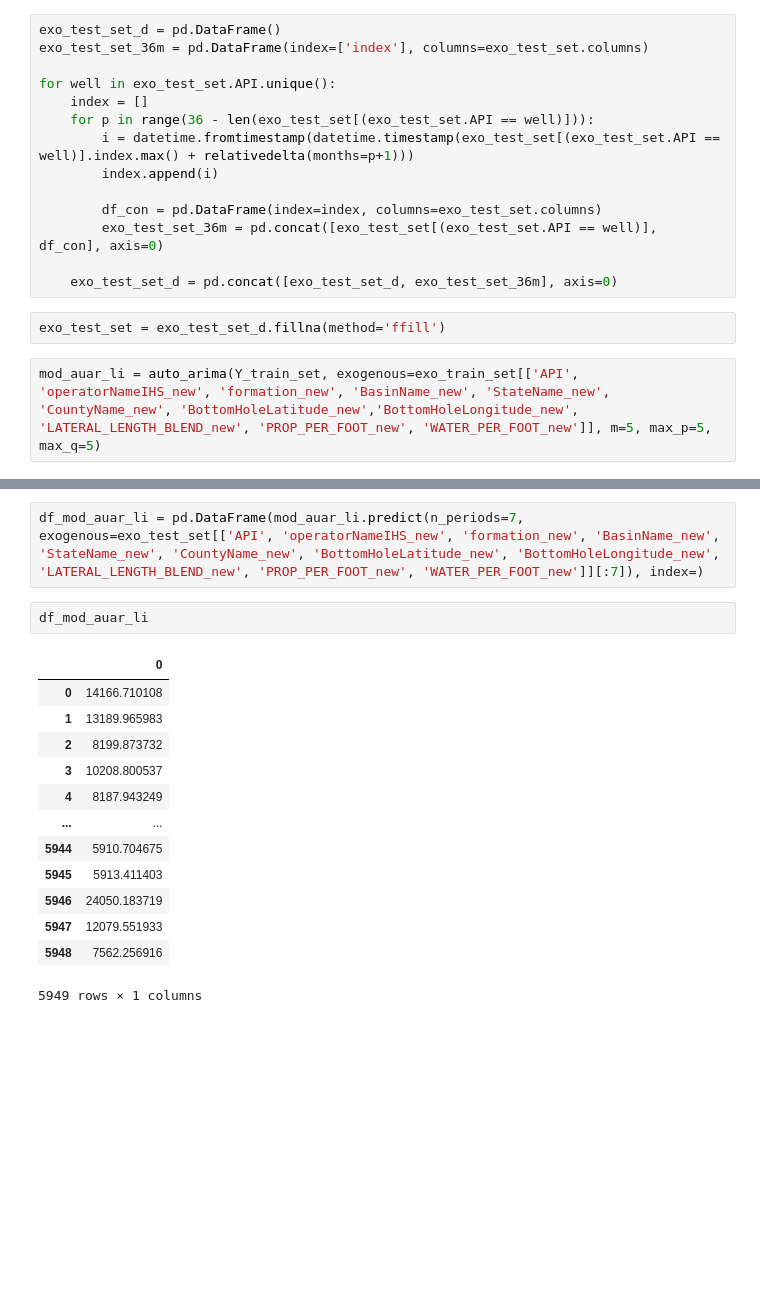
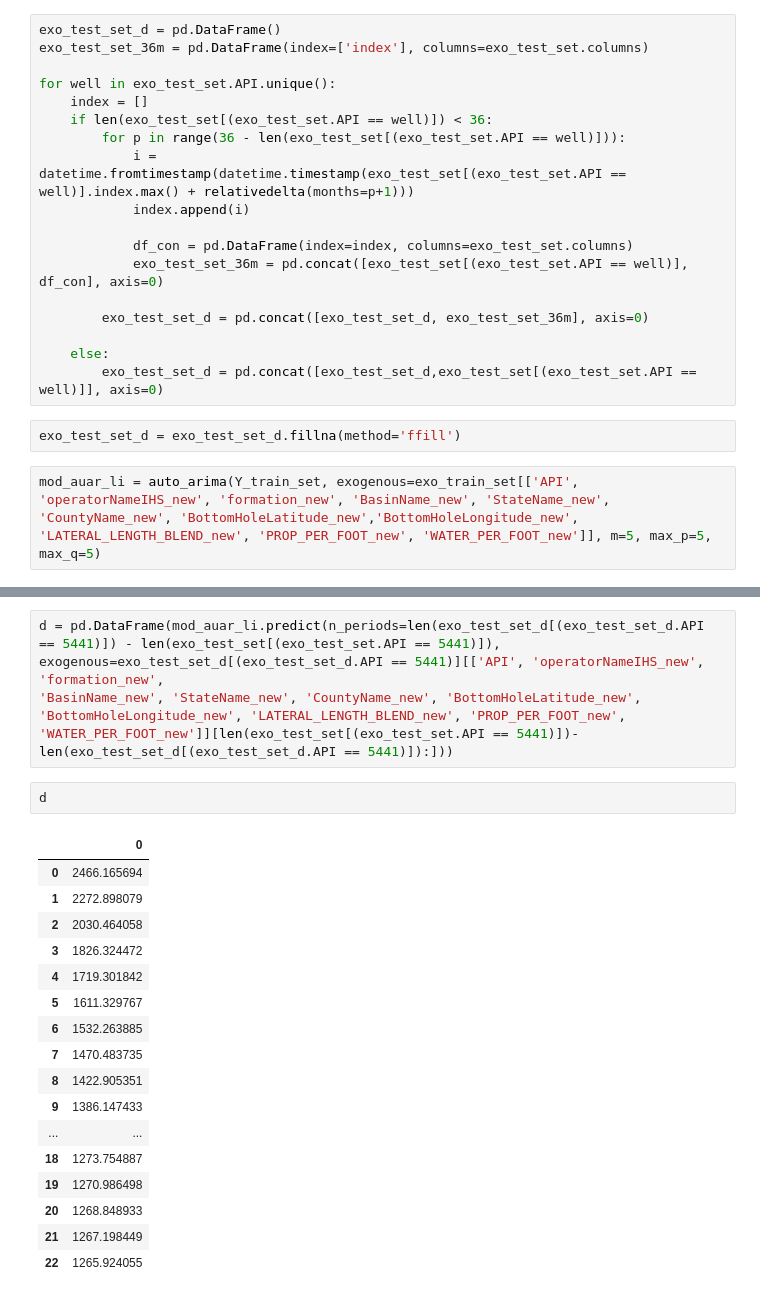
Before and after one commit to Dnbg1982/Oil-Gas-Projects, a Jupyter notebook: Reservoir Engineering/Notebooks/Oil_produc_forecasting.ipynb, the cells around one changed output, grey strips where cells are left out. Saved outputs shown, nothing was run; the diff lists cells and outputs as text; blank space fills up the shorter version.

```diff
--- a/Reservoir Engineering/Notebooks/Oil_produc_forecasting.ipynb
+++ b/Reservoir Engineering/Notebooks/Oil_produc_forecasting.ipynb
@@ -508,16 +508,20 @@ exo_test_set_36m = pd.DataFrame(index=['index'], columns=exo_test_set.columns)
 
 for well in exo_test_set.API.unique():
     index = []
-    for p in range(36 - len(exo_test_set[(exo_test_set.API == well)])):
-        i = datetime.fromtimestamp(datetime.timestamp(exo_test_set[(exo_test_set.API == well)].index.max() + relativedelta(months=p+1)))
-        index.append(i)
+    if len(exo_test_set[(exo_test_set.API == well)]) < 36:
+        for p in range(36 - len(exo_test_set[(exo_test_set.API == well)])):
+            i = datetime.fromtimestamp(datetime.timestamp(exo_test_set[(exo_test_set.API == well)].index.max() + relativedelta(months=p+1)))
+            index.append(i)
 
-        df_con = pd.DataFrame(index=index, columns=exo_test_set.columns)
-        exo_test_set_36m = pd.concat([exo_test_set[(exo_test_set.API == well)], df_con], axis=0)
+            df_con = pd.DataFrame(index=index, columns=exo_test_set.columns)
+            exo_test_set_36m = pd.concat([exo_test_set[(exo_test_set.API == well)], df_con], axis=0)
 
-    exo_test_set_d = pd.concat([exo_test_set_d, exo_test_set_36m], axis=0)
+        exo_test_set_d = pd.concat([exo_test_set_d, exo_test_set_36m], axis=0)
+
+    else:
+        exo_test_set_d = pd.concat([exo_test_set_d,exo_test_set[(exo_test_set.API == well)]], axis=0)
 # %%
-exo_test_set = exo_test_set_d.fillna(method='ffill')
+exo_test_set_d = exo_test_set_d.fillna(method='ffill')
 # %%
 mod_auar_li = auto_arima(Y_train_set, exogenous=exo_train_set[['API', 'operatorNameIHS_new', 'formation_new', 'BasinName_new', 'StateName_new', 'CountyName_new', 'BottomHoleLatitude_new','BottomHoleLongitude_new', 'LATERAL_LENGTH_BLEND_new', 'PROP_PER_FOOT_new', 'WATER_PER_FOOT_new']], m=5, max_p=5, max_q=5)
 # %%
@@ -527,19 +531,24 @@ ARIMA(order=(2, 1, 2), scoring_args={}, seasonal_order=(0, 0, 0, 5),
       suppress_warnings=True, with_intercept=False)
 # %%
-df_mod_auar_li = pd.DataFrame(mod_auar_li.predict(n_periods=7, exogenous=exo_test_set[['API', 'operatorNameIHS_new', 'formation_new', 'BasinName_new', 'StateName_new', 'CountyName_new', 'BottomHoleLatitude_new', 'BottomHoleLongitude_new', 'LATERAL_LENGTH_BLEND_new', 'PROP_PER_FOOT_new', 'WATER_PER_FOOT_new']][:7]), index=)
+d = pd.DataFrame(mod_auar_li.predict(n_periods=len(exo_test_set_d[(exo_test_set_d.API == 5441)]) - len(exo_test_set[(exo_test_set.API == 5441)]), exogenous=exo_test_set_d[(exo_test_set_d.API == 5441)][['API', 'operatorNameIHS_new', 'formation_new',
+'BasinName_new', 'StateName_new', 'CountyName_new', 'BottomHoleLatitude_new', 'BottomHoleLongitude_new', 'LATERAL_LENGTH_BLEND_new', 'PROP_PER_FOOT_new', 'WATER_PER_FOOT_new']][len(exo_test_set[(exo_test_set.API == 5441)])-len(exo_test_set_d[(exo_test_set_d.API == 5441)]):]))
-# %%
-df_mod_auar_li
-# %% [output]
-|  | 0 |
-| 0 | 14166.710108 |
-| 1 | 13189.965983 |
-| 2 | 8199.873732 |
-| 3 | 10208.800537 |
-| 4 | 8187.943249 |
-| ... | ... |
-| 5944 | 5910.704675 |
-| 5945 | 5913.411403 |
-| 5946 | 24050.183719 |
-| 5947 | 12079.551933 |
-| 5948 | 7562.256916 |
-5949 rows × 1 columns
+# %%
+d
+# %% [output]
+|  | 0 |
+| 0 | 2466.165694 |
+| 1 | 2272.898079 |
+| 2 | 2030.464058 |
+| 3 | 1826.324472 |
+| 4 | 1719.301842 |
+| 5 | 1611.329767 |
+| 6 | 1532.263885 |
+| 7 | 1470.483735 |
+| 8 | 1422.905351 |
+| 9 | 1386.147433 |
+| ... | ... |
+| 18 | 1273.754887 |
+| 19 | 1270.986498 |
+| 20 | 1268.848933 |
+| 21 | 1267.198449 |
+| 22 | 1265.924055 |
```
Also changed, not shown: parts of 2 cells of this notebook.
